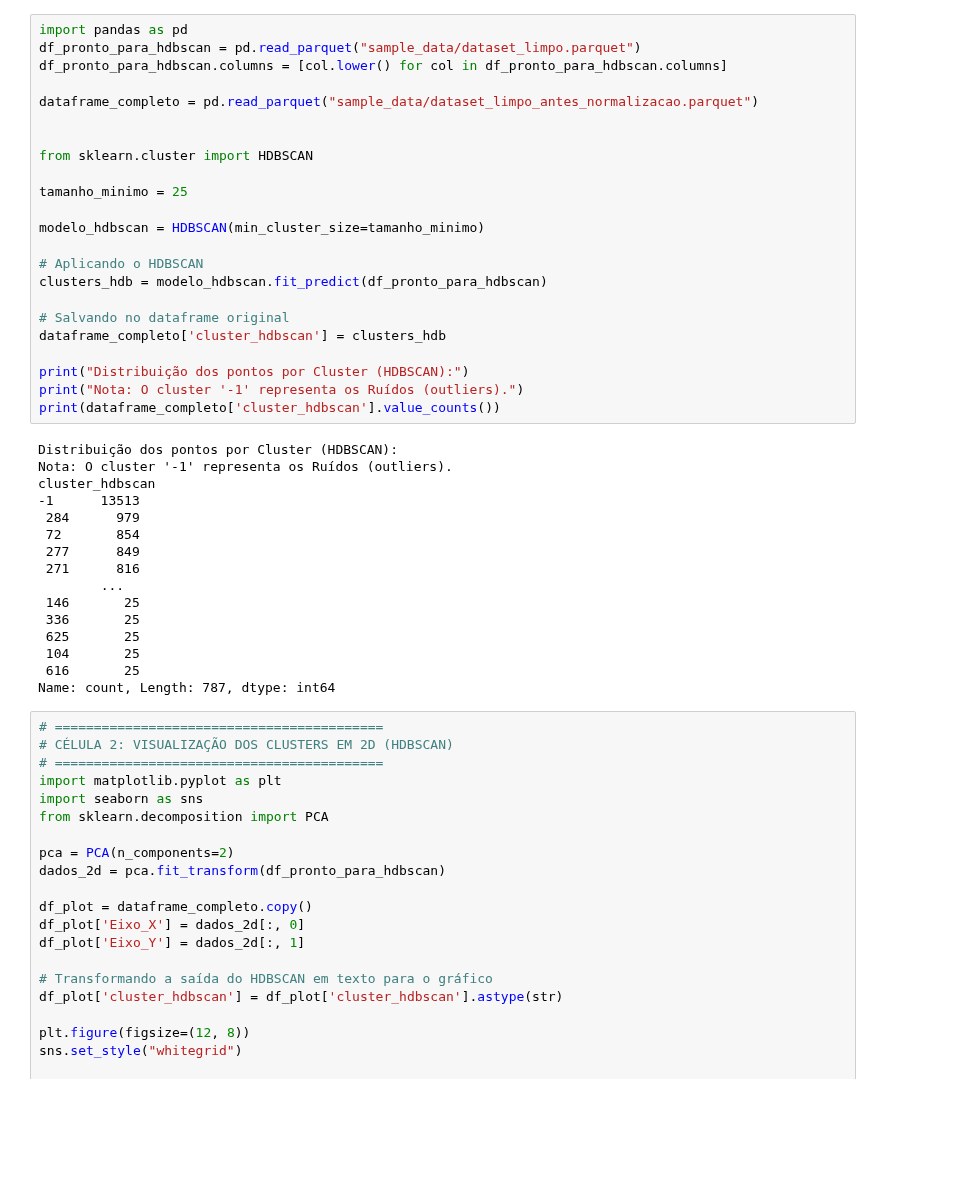
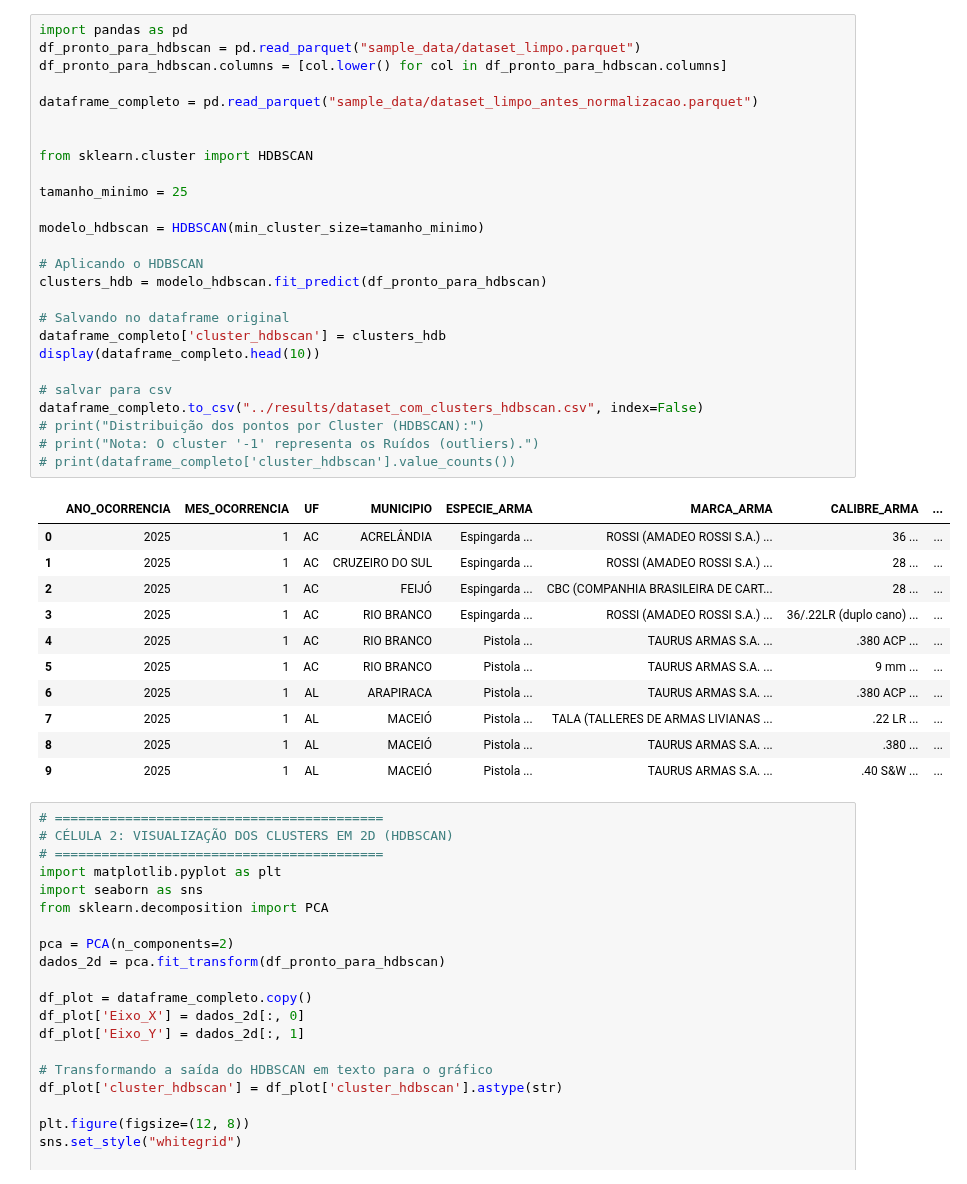
Before and after one commit to marcosgregorio/pgp_trabalho, a Jupyter notebook: notebook/method_hdbscan.ipynb, the cells around one changed output. Saved outputs shown, nothing was run; the diff lists cells and outputs as text; blank space fills up the shorter version.

Commit message:
feat: add Streamlit app for monitoring apprehensions and mapping clusters chore: move PDF reference to new location and add dataset CSV refactor: update HDBSCAN method output display and clean up code

```diff
--- a/notebook/method_hdbscan.ipynb
+++ b/notebook/method_hdbscan.ipynb
@@ -1,42 +1,41 @@
 # %%
 import pandas as pd
 df_pronto_para_hdbscan = pd.read_parquet("sample_data/dataset_limpo.parquet")
 df_pronto_para_hdbscan.columns = [col.lower() for col in df_pronto_para_hdbscan.columns]
 
 dataframe_completo = pd.read_parquet("sample_data/dataset_limpo_antes_normalizacao.parquet")
 
 
 from sklearn.cluster import HDBSCAN
 
 tamanho_minimo = 25
 
 modelo_hdbscan = HDBSCAN(min_cluster_size=tamanho_minimo)
 
 # Aplicando o HDBSCAN
 clusters_hdb = modelo_hdbscan.fit_predict(df_pronto_para_hdbscan)
 
 # Salvando no dataframe original
 dataframe_completo['cluster_hdbscan'] = clusters_hdb
+display(dataframe_completo.head(10))
 
-print("Distribuição dos pontos por Cluster (HDBSCAN):")
-print("Nota: O cluster '-1' representa os Ruídos (outliers).")
-print(dataframe_completo['cluster_hdbscan'].value_counts())
+# salvar para csv
+dataframe_completo.to_csv("../results/dataset_com_clusters_hdbscan.csv", index=False)
+# print("Distribuição dos pontos por Cluster (HDBSCAN):")
+# print("Nota: O cluster '-1' representa os Ruídos (outliers).")
+# print(dataframe_completo['cluster_hdbscan'].value_counts())
 # %% [output]
-Distribuição dos pontos por Cluster (HDBSCAN):
-Nota: O cluster '-1' representa os Ruídos (outliers).
-cluster_hdbscan
--1      13513
- 284      979
- 72       854
- 277      849
- 271      816
-        ...
- 146       25
- 336       25
- 625       25
- 104       25
- 616       25
-Name: count, Length: 787, dtype: int64
+|  | ANO_OCORRENCIA | MES_OCORRENCIA | UF | MUNICIPIO | ESPECIE_ARMA | MARCA_ARMA | CALIBRE_ARMA | ... |
+| 0 | 2025 | 1 | AC | ACRELÂNDIA | Espingarda ... | ROSSI (AMADEO ROSSI S.A.) ... | 36 ... | ... |
+| 1 | 2025 | 1 | AC | CRUZEIRO DO SUL | Espingarda ... | ROSSI (AMADEO ROSSI S.A.) ... | 28 ... | ... |
+| 2 | 2025 | 1 | AC | FEIJÓ | Espingarda ... | CBC (COMPANHIA BRASILEIRA DE CART... | 28 ... | ... |
+| 3 | 2025 | 1 | AC | RIO BRANCO | Espingarda ... | ROSSI (AMADEO ROSSI S.A.) ... | 36/.22LR (duplo cano) ... | ... |
+| 4 | 2025 | 1 | AC | RIO BRANCO | Pistola ... | TAURUS ARMAS S.A. ... | .380 ACP ... | ... |
+| 5 | 2025 | 1 | AC | RIO BRANCO | Pistola ... | TAURUS ARMAS S.A. ... | 9 mm ... | ... |
+| 6 | 2025 | 1 | AL | ARAPIRACA | Pistola ... | TAURUS ARMAS S.A. ... | .380 ACP ... | ... |
+| 7 | 2025 | 1 | AL | MACEIÓ | Pistola ... | TALA (TALLERES DE ARMAS LIVIANAS ... | .22 LR ... | ... |
+| 8 | 2025 | 1 | AL | MACEIÓ | Pistola ... | TAURUS ARMAS S.A. ... | .380 ... | ... |
+| 9 | 2025 | 1 | AL | MACEIÓ | Pistola ... | TAURUS ARMAS S.A. ... | .40 S&W ... | ... |
 # %%
 # ==========================================
 # CÉLULA 2: VISUALIZAÇÃO DOS CLUSTERS EM 2D (HDBSCAN)
```
Also changed, not shown: 4 other files.
